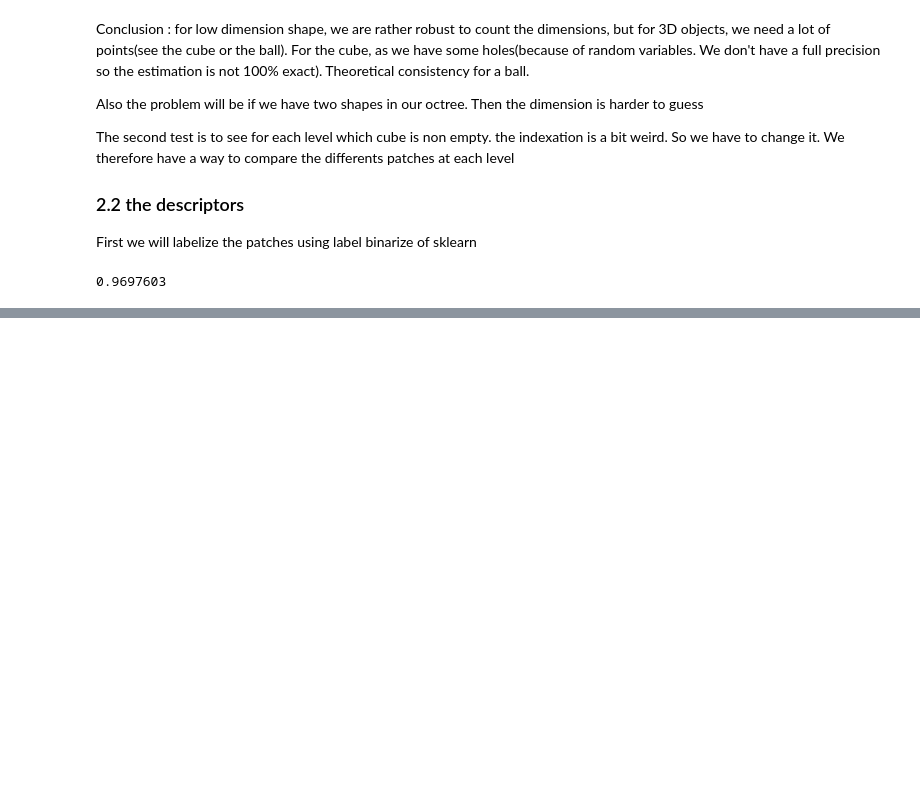
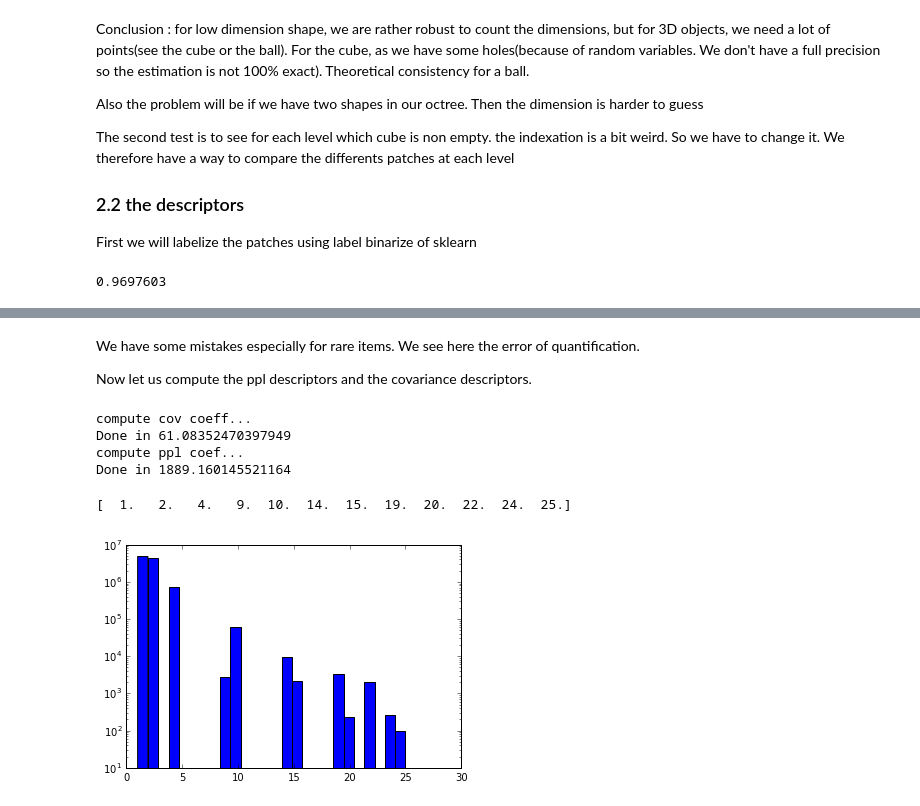
Before and after one commit to sofsoo1995/Projet_NDP, a Jupyter notebook: code/test.ipynb, the cells around one changed output, grey strips where cells are left out. Cells and saved outputs as stored; diff of their text form; code cells hidden in the pictures; blank space fills up the shorter version.

```diff
--- a/code/test.ipynb
+++ b/code/test.ipynb
@@ -266,0 +265,13 @@ Normalized confusion matrix
+# %% [markdown]
+We have some mistakes especially for rare items. We see here the error of quantification.
+
+Now let us compute the ppl descriptors and the covariance descriptors.
+# %%
+
+# We will compute the ppl for each patches
+data = read_ply("../data/paris_patch_label.ply")
+df = pd.DataFrame(np.vstack((data['x'], data['y'], data['z'], data['patches'])).T,
+                 columns=['x', 'y', 'z', 'patches'])
+new_y = data['new_label']
+# How we have access to one point
+point = df.loc[df.groupby('patches').groups[0],('x','y', 'z')].values
@@ -266,0 +282,18 @@ Normalized confusion matrix
+# %%
+## IT IS VERY LONG
+print("compute cov coeff...")
+start = time.time()
+X_cov = np.vstack((df.groupby('patches').apply(cov).values))
+print("Done in {0}".format(time.time()-start))
+print('compute ppl coef...')
+start = time.time()
+X_ppl = np.vstack((df.groupby('patches').apply(ppl).values))
+print("Done in {0}".format(time.time()-start))
+# That's why we save the data
+np.save('../data/feature_cov', X_cov)
+np.save('../data/feature_ppl', X_ppl)
+# %% [output]
+compute cov coeff...
+Done in 61.08352470397949
+compute ppl coef...
+Done in 1889.160145521164
@@ -266,0 +310,12 @@ Normalized confusion matrix
+# %%
+# We print the histogram of new_y
+name_of_label = ["Background","Facade","Ground","Cars",
+                 "Light poles","Pedestrians","Motorcycles",
+                 "Traffic signs","Trash can","Wall Light","Balcony Plant",
+                 "Parking meter","Fast pedestrian","Wall Sign",
+                 "Pedestrian + something","Noise","Pot plant"]
+print(np.unique(new_y))
+u = plt.hist(new_y, log=True, bins= 26, align='mid')
+# %% [output]
+[  1.   2.   4.   9.  10.  14.  15.  19.  20.  22.  24.  25.]
+[figure, added]
```
Also changed, not shown: parts of 10 cells of this notebook, 3 other files.
